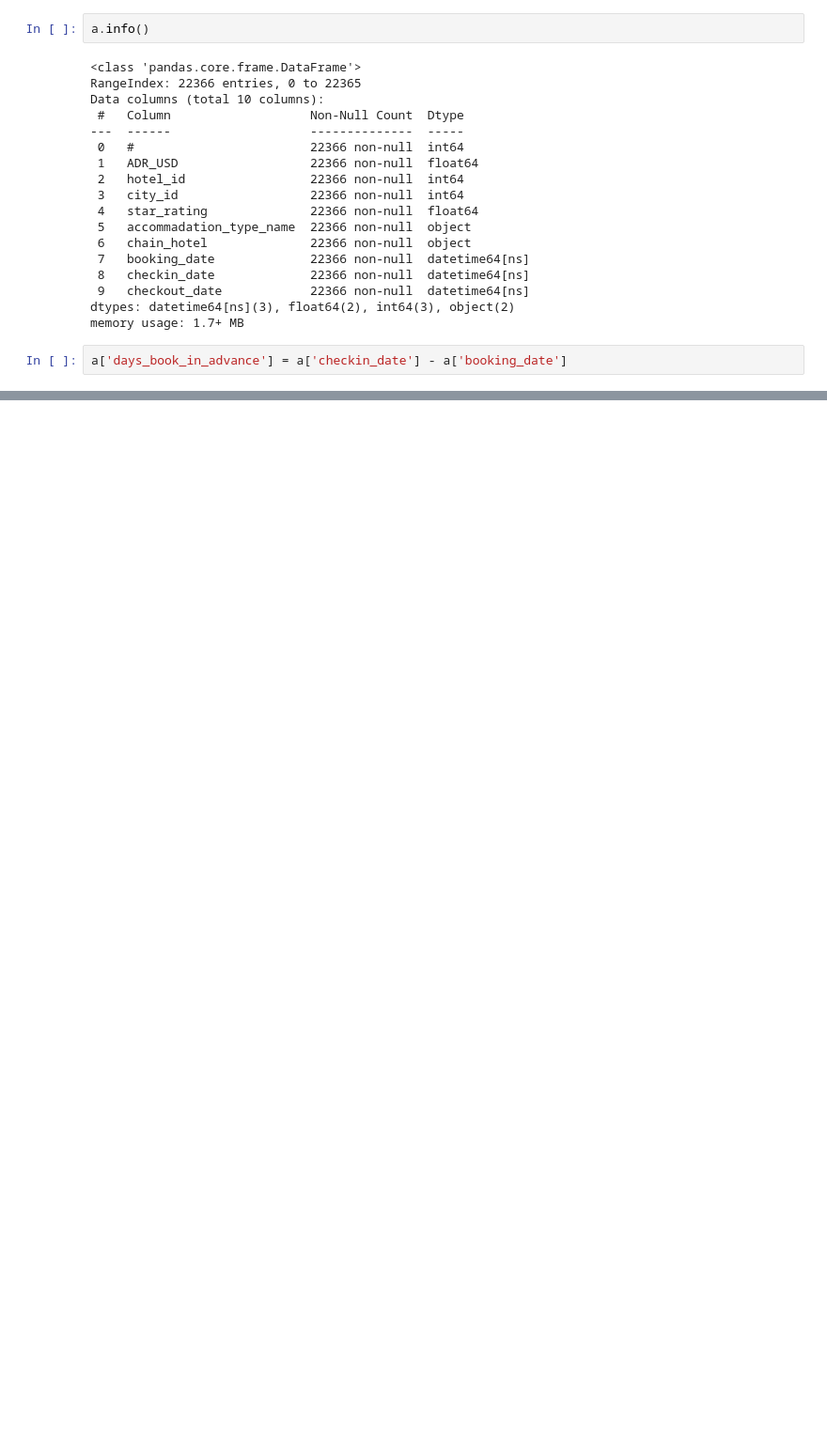
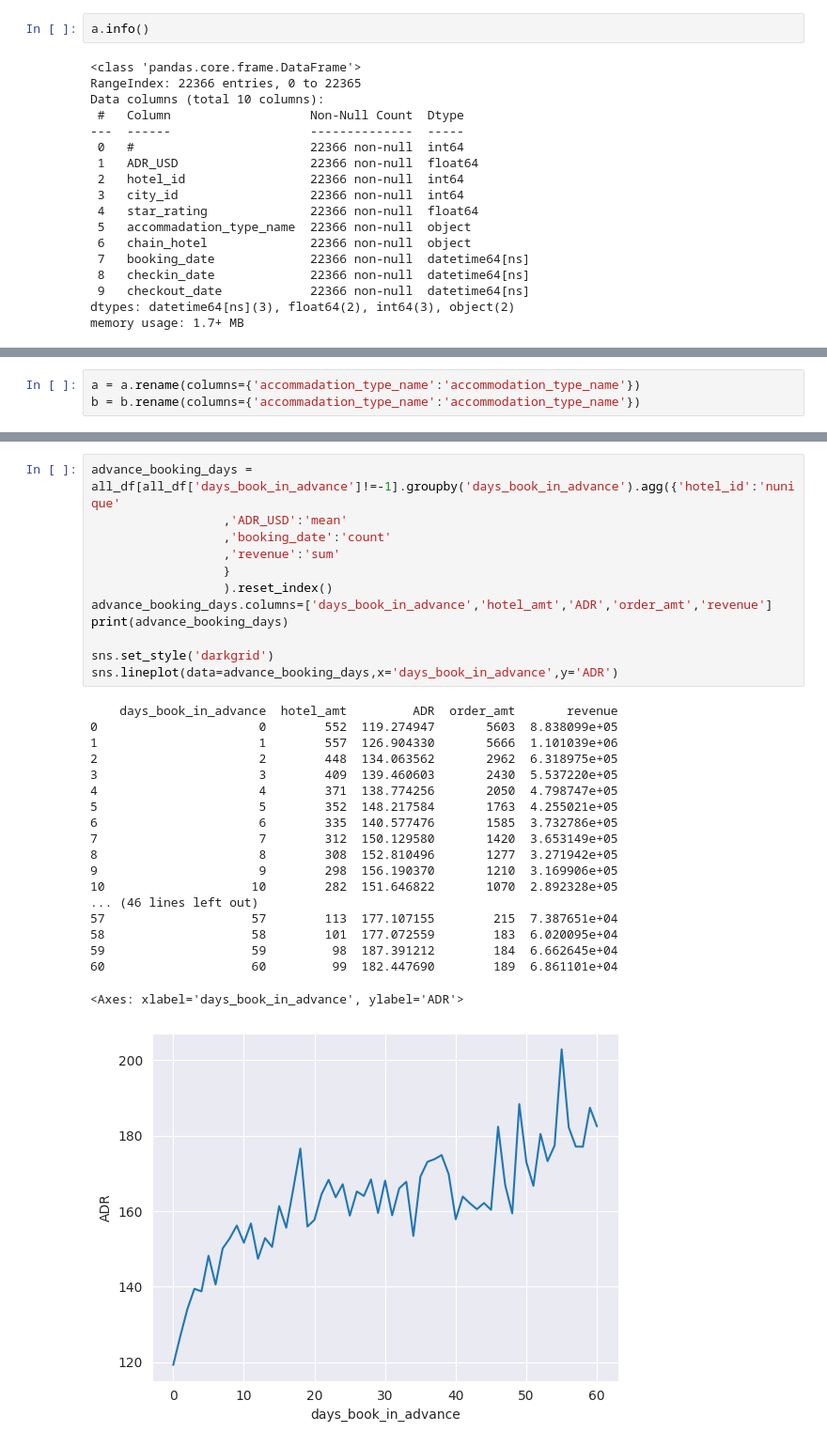
Before and after one commit to heimmer/profile, a Jupyter notebook: Case_Study.ipynb, the cells around one changed output, grey strips where cells are left out. Shown: that part at 94% size. Cells and saved outputs as stored; diff of their text form; blank space fills up the shorter version.

```diff
--- a/Case_Study.ipynb
+++ b/Case_Study.ipynb
@@ -62,5 +56,3 @@ Data columns (total 10 columns):
  9   checkout_date            22366 non-null  datetime64[ns]
 dtypes: datetime64[ns](3), float64(2), int64(3), object(2)
 memory usage: 1.7+ MB
-# %%
-a['days_book_in_advance'] = a['checkin_date'] - a['booking_date']
@@ -113,0 +74,3 @@ a[a['days_book_in_advance'] == '-1 days']
+# %%
+a = a.rename(columns={'accommadation_type_name':'accommodation_type_name'})
+b = b.rename(columns={'accommadation_type_name':'accommodation_type_name'})
@@ -113,0 +338,32 @@ a[a['days_book_in_advance'] == '-1 days']
+# %%
+advance_booking_days = all_df[all_df['days_book_in_advance']!=-1].groupby('days_book_in_advance').agg({'hotel_id':'nunique'
+                  ,'ADR_USD':'mean'
+                  ,'booking_date':'count'
+                  ,'revenue':'sum'
+                  }
+                  ).reset_index()
+advance_booking_days.columns=['days_book_in_advance','hotel_amt','ADR','order_amt','revenue']
+print(advance_booking_days)
+
+sns.set_style('darkgrid')
+sns.lineplot(data=advance_booking_days,x='days_book_in_advance',y='ADR')
+# %% [output]
+    days_book_in_advance  hotel_amt         ADR  order_amt       revenue
+0                      0        552  119.274947       5603  8.838099e+05
+1                      1        557  126.904330       5666  1.101039e+06
+2                      2        448  134.063562       2962  6.318975e+05
+3                      3        409  139.460603       2430  5.537220e+05
+4                      4        371  138.774256       2050  4.798747e+05
+5                      5        352  148.217584       1763  4.255021e+05
+6                      6        335  140.577476       1585  3.732786e+05
+7                      7        312  150.129580       1420  3.653149e+05
+8                      8        308  152.810496       1277  3.271942e+05
+9                      9        298  156.190370       1210  3.169906e+05
+10                    10        282  151.646822       1070  2.892328e+05
+... (46 lines left out)
+57                    57        113  177.107155        215  7.387651e+04
+58                    58        101  177.072559        183  6.020095e+04
+59                    59         98  187.391212        184  6.662645e+04
+60                    60         99  182.447690        189  6.861101e+04
+<Axes: xlabel='days_book_in_advance', ylabel='ADR'>
+[figure, added]
```
Also changed, not shown: parts of 51 cells of this notebook.
